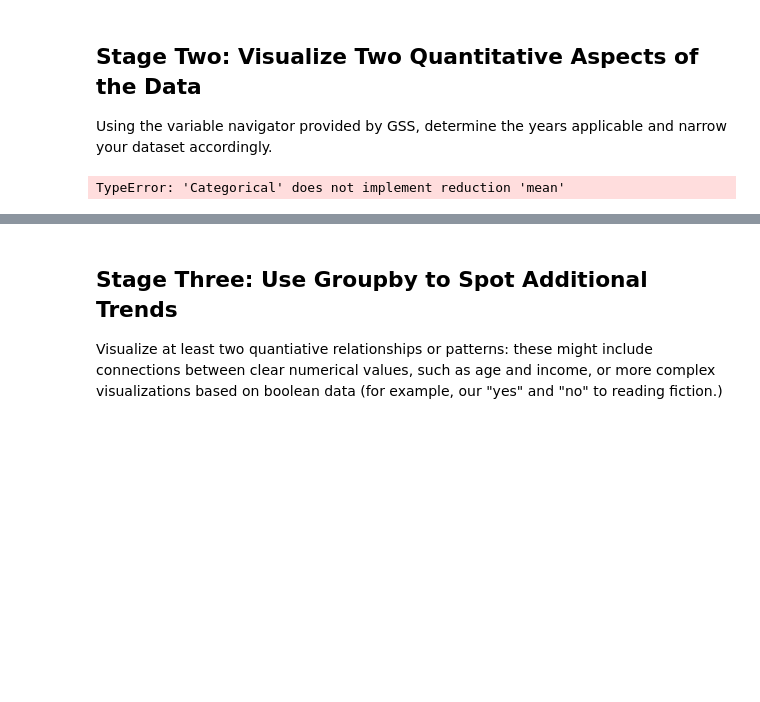
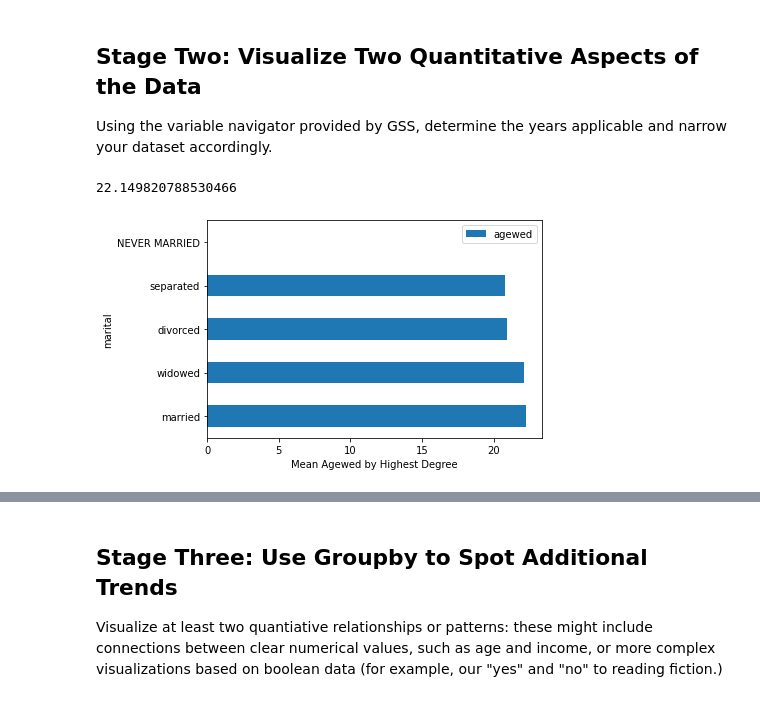
Before and after one commit to dlb007/Vox, a Jupyter notebook: Assignment # 9x.ipynb, the cells around one changed output, grey strips where cells are left out. Cells and saved outputs as stored; diff of their text form; code cells hidden in the pictures; blank space fills up the shorter version.

```diff
--- a/Assignment # 9x.ipynb
+++ b/Assignment # 9x.ipynb
@@ -18,10 +18,10 @@ Import the current version of the file (available for download at the link above
 import pandas as pd
 
 # we restrict this (very large) dataset to the variables of interest
-columns = ['relig', 'year', 'id', 'occ', 'marital', 'agewed', 'divorce','sibs','age']
+columns = ['relig', 'year', 'id', 'occ', 'marital', 'agewed', 'divorce','sibs','age', 'sex','race', 'degree','prfmnce','artexbt']
 df = pd.read_stata("GSS7218_R1.dta", columns=columns)
 
 # further limit dataset to the years we are interested in
-df = df.loc[df['year'].isin({1972})]
+df = df.loc[df['year'].isin({1972, 2016})]
 print(df.head)
 # %% [output]
@@ -66,15 +72,16 @@ print(df.head)
 
 Using the variable navigator provided by GSS, determine the years applicable and narrow your dataset accordingly.
 # %%
-df = df.replace('24 or older', 24)
-df['marital'] = pd.to_numeric(df['agewed'])
+# df = df.replace('24 or older', 24)
+df['agewed'] = pd.to_numeric(df['agewed'])
 print(df['agewed'].mean())
 
 import matplotlib.pyplot as plt
-df.groupby('age')['year'].mean().plot(kind='barh')
-plt.xlabel('Mean Age by Highest Degree')
+df.groupby('marital')['agewed'].mean().plot(kind='barh')
+plt.xlabel('Mean Agewed by Highest Degree')
 plt.legend();
 # %% [output]
-TypeError: 'Categorical' does not implement reduction 'mean'
+22.149820788530466
+[figure, added]
 # %%
 
```
Also changed, not shown: parts of 7 cells of this notebook.
